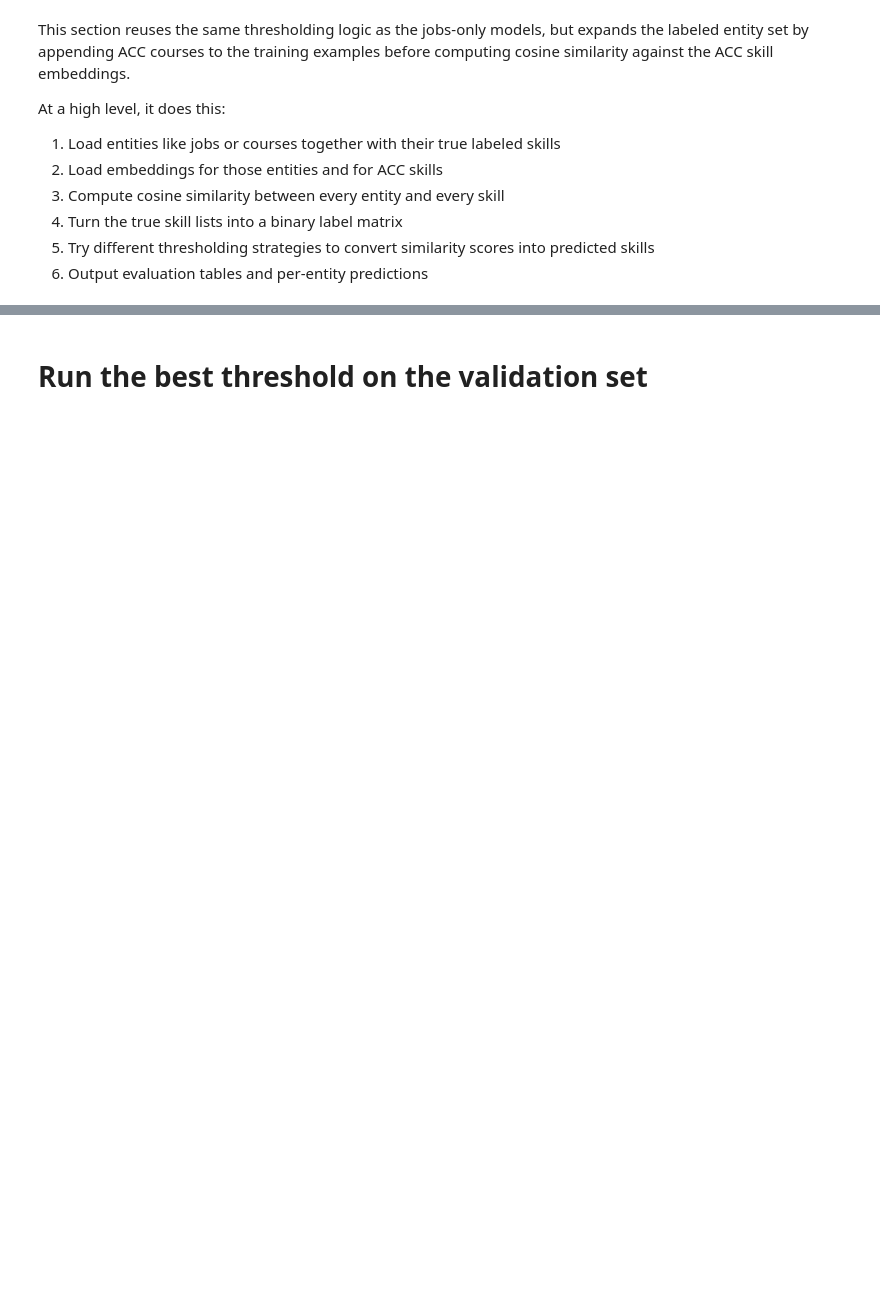
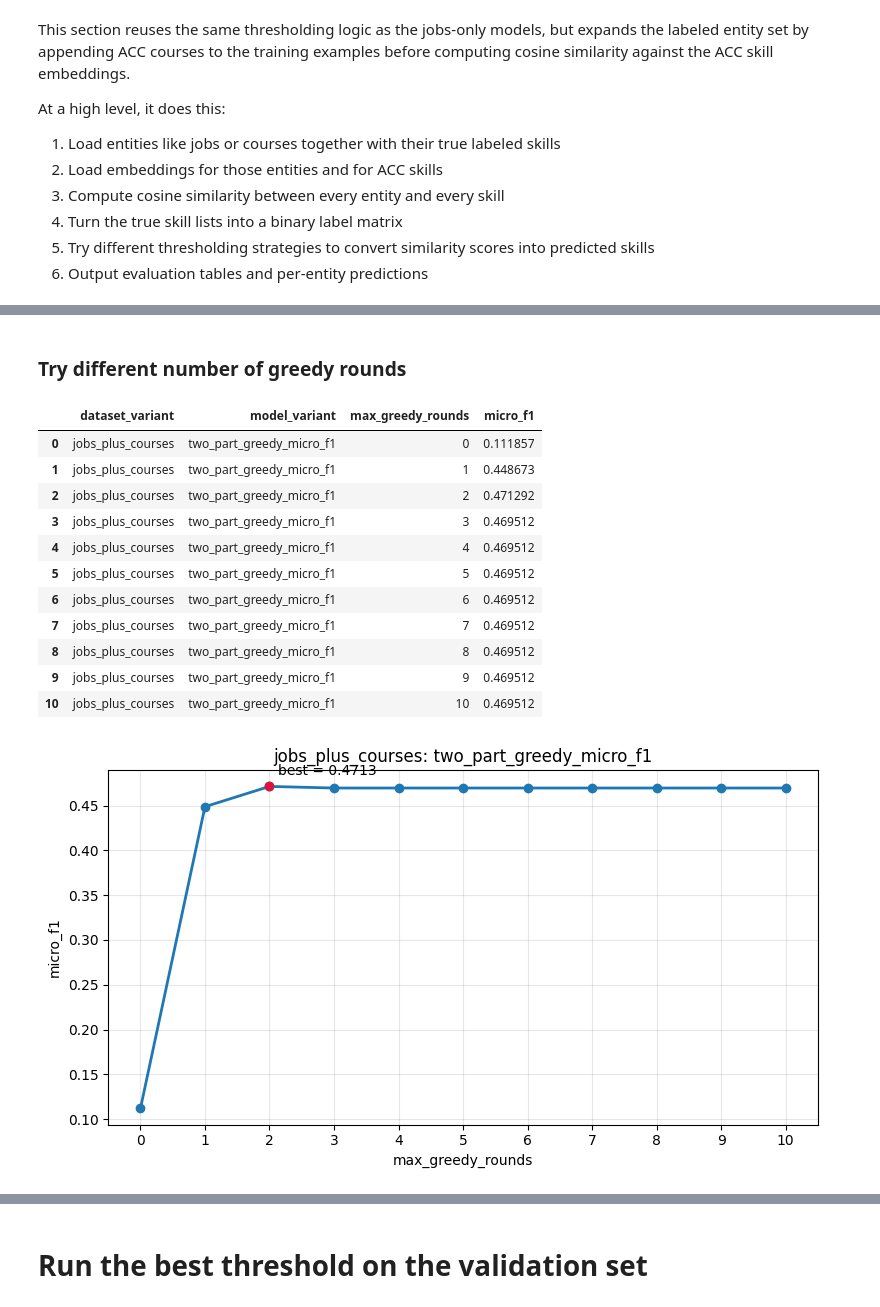
Before and after one commit to Bomb-omb/dsa4264-JobReady, a Jupyter notebook: model/cosine_sim_thres.ipynb, the cells around one changed output, grey strips where cells are left out. Saved outputs shown, nothing was run; the diff lists cells and outputs as text; code cells hidden in the pictures; blank space fills up the shorter version.

Commit message:
Added a 2 - part model

```diff
--- a/model/cosine_sim_thres.ipynb
+++ b/model/cosine_sim_thres.ipynb
@@ -1542,0 +1345,68 @@ Comparison across jobs-only vs jobs+courses:
+# %% [markdown]
+### Try different number of greedy rounds
+# %%
+import matplotlib.pyplot as plt
+
+round_values = list(range(0, 11))  # change 11 to whatever upper bound you want; 0 = no greedy rounds
+rows = []
+
+for rounds in round_values:
+    metrics_df, _, _, _ = fit_two_part_greedy_threshold_model(
+        jobs_only_problem,
+        courses_only_problem,
+        dataset_variant="jobs_plus_courses",
+        max_greedy_rounds=rounds,
+    )
+    rows.append(
+        metrics_df.loc[
+            0,
+            ["dataset_variant", "model_variant", "max_greedy_rounds", "micro_f1"],
+        ].to_dict()
+    )
+
+two_part_rounds_df = (
+    pd.DataFrame(rows)
+    .sort_values("max_greedy_rounds")
+    .reset_index(drop=True)
+)
+
+best_row = two_part_rounds_df.loc[two_part_rounds_df["micro_f1"].idxmax()]
+
+plt.figure(figsize=(8, 4.5))
+plt.plot(
+    two_part_rounds_df["max_greedy_rounds"],
+    two_part_rounds_df["micro_f1"],
+    marker="o",
+    linewidth=2,
+)
+plt.scatter(best_row["max_greedy_rounds"], best_row["micro_f1"], color="crimson", zorder=3)
+plt.annotate(
+    f"best = {best_row['micro_f1']:.4f}",
+    (best_row["max_greedy_rounds"], best_row["micro_f1"]),
+    textcoords="offset points",
+    xytext=(6, 8),
+)
+
+plt.title("jobs_plus_courses: two_part_greedy_micro_f1")
+plt.xlabel("max_greedy_rounds")
+plt.ylabel("micro_f1")
+plt.xticks(two_part_rounds_df["max_greedy_rounds"])
+plt.grid(True, alpha=0.3)
+plt.tight_layout()
+
+display(two_part_rounds_df)
+plt.show()
+# %% [output]
+|  | dataset_variant | model_variant | max_greedy_rounds | micro_f1 |
+| 0 | jobs_plus_courses | two_part_greedy_micro_f1 | 0 | 0.111857 |
+| 1 | jobs_plus_courses | two_part_greedy_micro_f1 | 1 | 0.448673 |
+| 2 | jobs_plus_courses | two_part_greedy_micro_f1 | 2 | 0.471292 |
+| 3 | jobs_plus_courses | two_part_greedy_micro_f1 | 3 | 0.469512 |
+| 4 | jobs_plus_courses | two_part_greedy_micro_f1 | 4 | 0.469512 |
+| 5 | jobs_plus_courses | two_part_greedy_micro_f1 | 5 | 0.469512 |
+| 6 | jobs_plus_courses | two_part_greedy_micro_f1 | 6 | 0.469512 |
+| 7 | jobs_plus_courses | two_part_greedy_micro_f1 | 7 | 0.469512 |
+| 8 | jobs_plus_courses | two_part_greedy_micro_f1 | 8 | 0.469512 |
+| 9 | jobs_plus_courses | two_part_greedy_micro_f1 | 9 | 0.469512 |
+| 10 | jobs_plus_courses | two_part_greedy_micro_f1 | 10 | 0.469512 |
+[figure, added]
```
Also changed, not shown: parts of 9 cells of this notebook, 2 other files.
